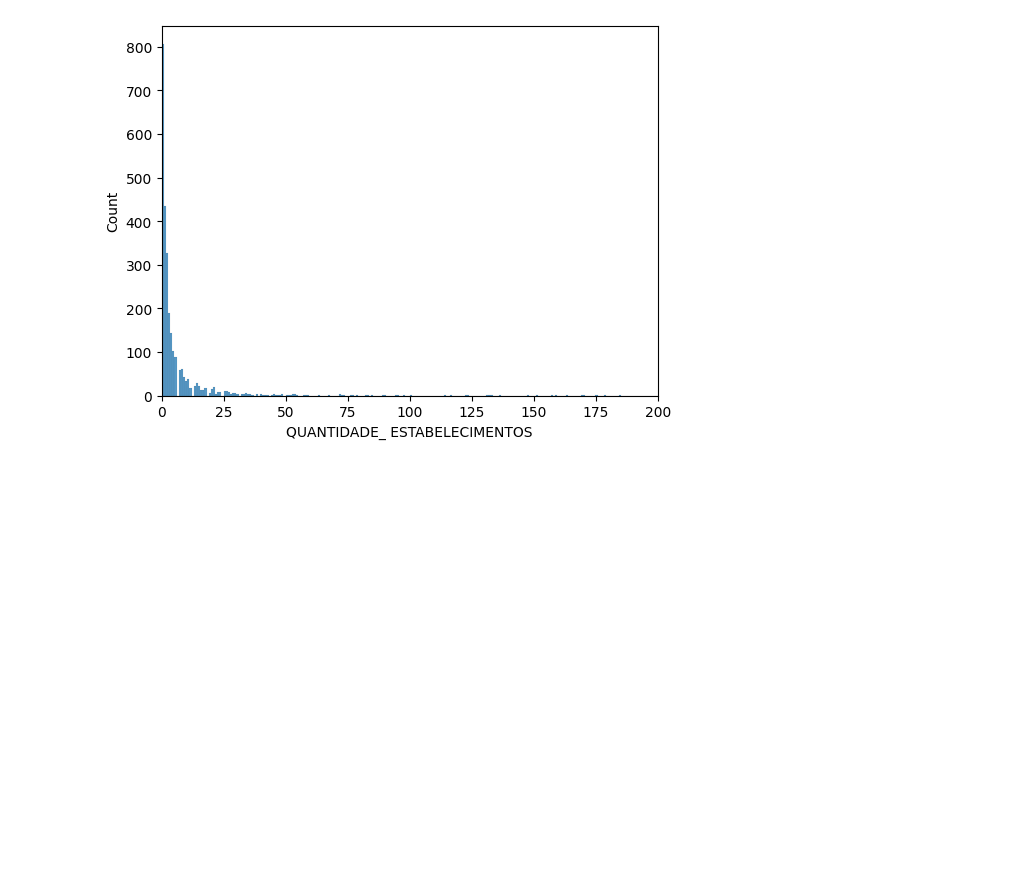
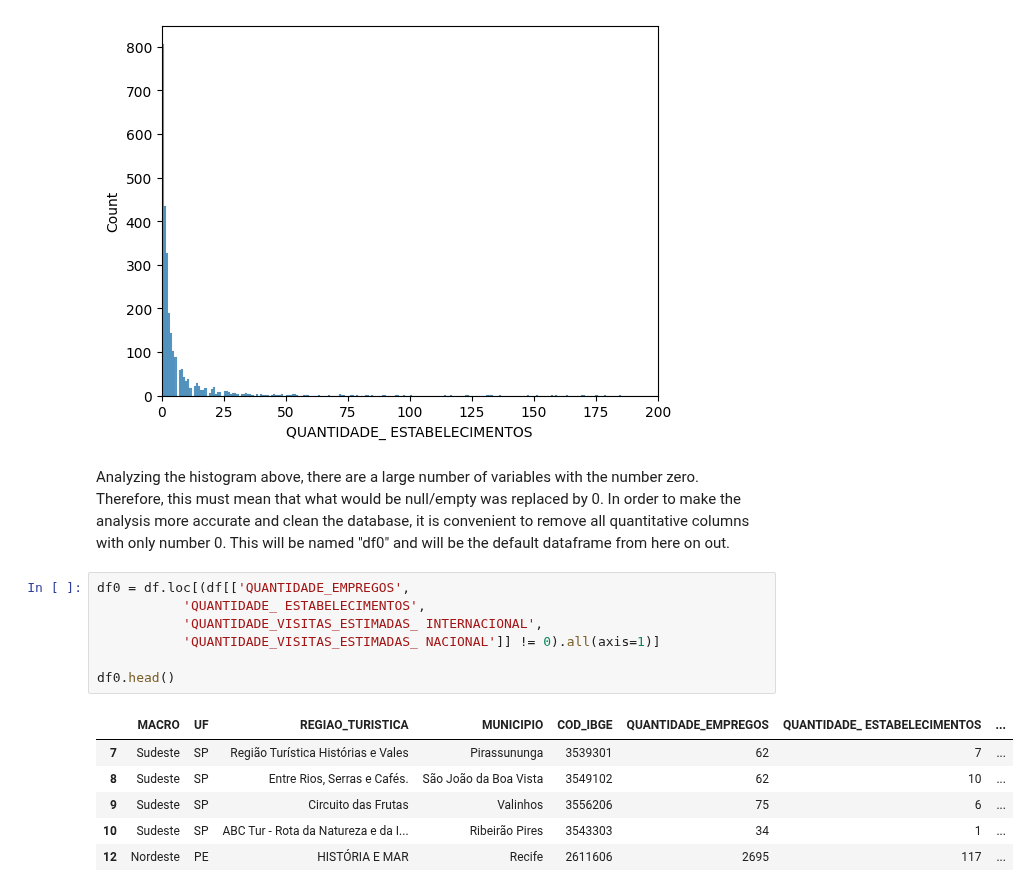
Before and after one commit to juhtolent/Brazil_Tourism, a Jupyter notebook: Exploratory Data Analysis - Tourism.ipynb, the cells around one changed output. Drawn from its saved outputs; the diff is of its cells as text; blank space fills up the shorter version.

```diff
--- a/Exploratory Data Analysis - Tourism.ipynb
+++ b/Exploratory Data Analysis - Tourism.ipynb
@@ -148,3 +148,19 @@ sns.histplot(data = df,
 # %% [output]
 (0.0, 200.0)
 [figure]
+# %% [markdown]
+Analyzing the histogram above, there are a large number of variables with the number zero. Therefore, this must mean that what would be null/empty was replaced by 0. In order to make the analysis more accurate and clean the database, it is convenient to remove all quantitative columns with only number 0. This will be named "df0" and will be the default dataframe from here on out.
+# %%
+df0 = df.loc[(df[['QUANTIDADE_EMPREGOS',
+           'QUANTIDADE_ ESTABELECIMENTOS',
+           'QUANTIDADE_VISITAS_ESTIMADAS_ INTERNACIONAL',
+           'QUANTIDADE_VISITAS_ESTIMADAS_ NACIONAL']] != 0).all(axis=1)]
+
+df0.head()
+# %% [output]
+|  | MACRO | UF | REGIAO_TURISTICA | MUNICIPIO | COD_IBGE | QUANTIDADE_EMPREGOS | QUANTIDADE_ ESTABELECIMENTOS | ... |
+| 7 | Sudeste | SP | Região Turística Histórias e Vales | Pirassununga | 3539301 | 62 | 7 | ... |
+| 8 | Sudeste | SP | Entre Rios, Serras e Cafés. | São João da Boa Vista | 3549102 | 62 | 10 | ... |
+| 9 | Sudeste | SP | Circuito das Frutas | Valinhos | 3556206 | 75 | 6 | ... |
+| 10 | Sudeste | SP | ABC Tur - Rota da Natureza e da I... | Ribeirão Pires | 3543303 | 34 | 1 | ... |
+| 12 | Nordeste | PE | HISTÓRIA E MAR | Recife | 2611606 | 2695 | 117 | ... |
```
Also changed, not shown: parts of 9 cells of this notebook.
